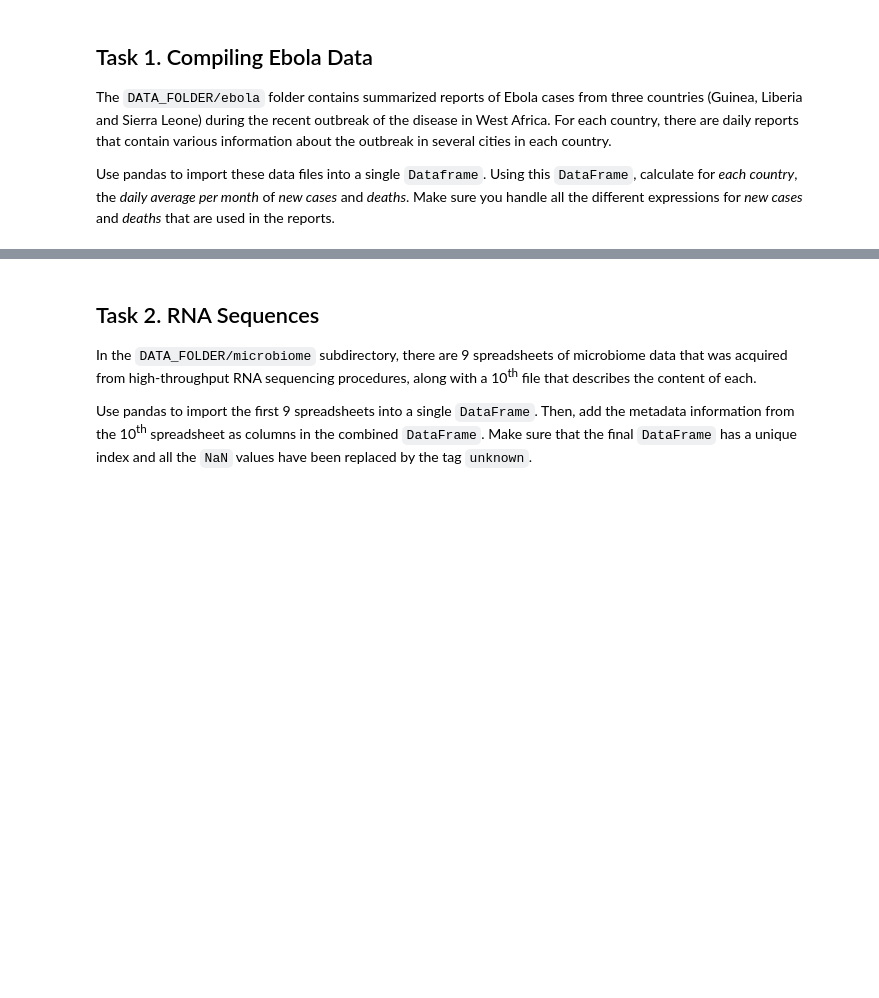
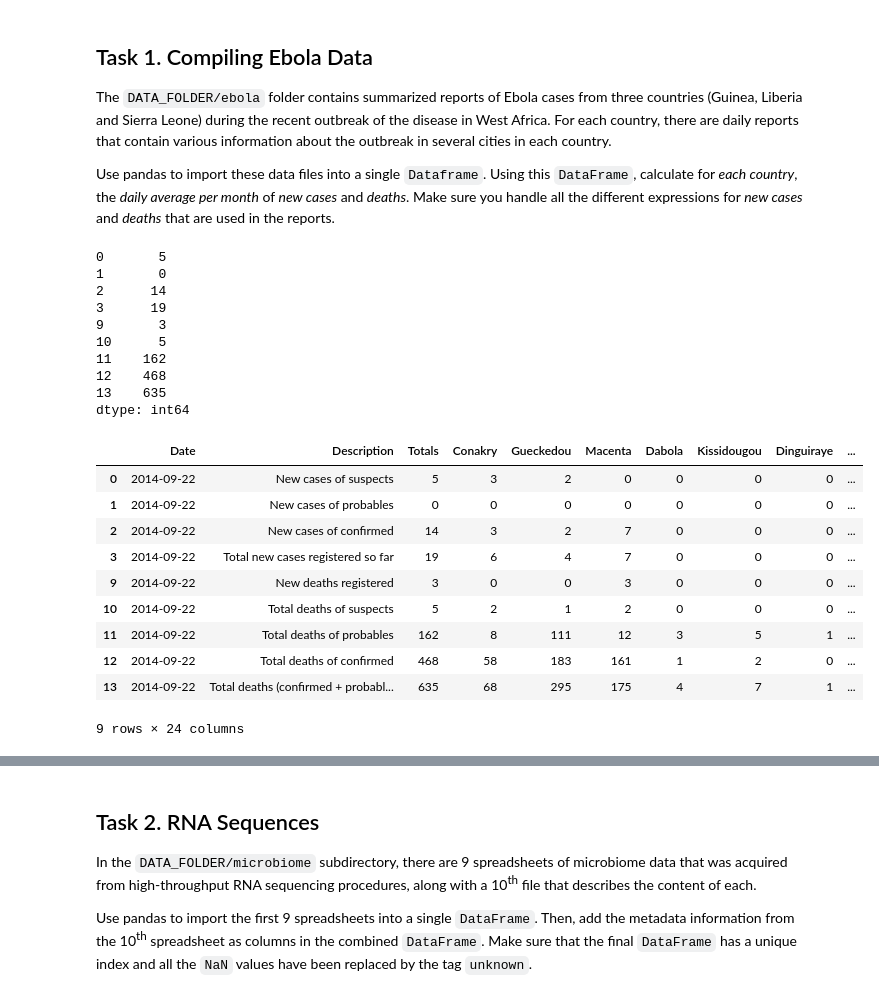
Before and after one commit to raphaelBarman/ADA-dh, a Jupyter notebook: 01 - Pandas and Data Wrangling/Homework 1.ipynb, the cells around one changed output, grey strips where cells are left out. Drawn from its saved outputs; the diff is of its cells as text; code cells hidden in the pictures; blank space fills up the shorter version.

```diff
--- a/01 - Pandas and Data Wrangling/Homework 1.ipynb
+++ b/01 - Pandas and Data Wrangling/Homework 1.ipynb
@@ -17,0 +22,40 @@ Make sure you handle all the different expressions for *new cases* and *deaths*
+# %%
+path = os.path.join(DATA_FOLDER, 'ebola')
+guinea_folder = os.path.join(path, 'guinea_data')
+liberia_folder = os.path.join(path, 'liberia_data')
+sl_folder = os.path.join(path, 'sl_data')
+guinea_files = glob.glob(os.path.join(guinea_folder, "*.csv"))
+liberia_files = glob.glob(os.path.join(liberia_folder, "*.csv"))
+sl_files = glob.glob(os.path.join(sl_folder, "*.csv"))
+
+tmp_df = pd.read_csv(guinea_files[0], usecols=["Date", "Description", "Totals"], parse_dates=['Date'])
+tmp_df[tmp_df.Description.str.contains('new') | tmp_df.Description.str.contains('Total deaths')]
+df = pd.read_csv(guinea_files[2], parse_dates=['Date'])
+df = df.fillna(0)
+# df.loc[:, df.columns != 'Date' &]
+df = df[(df.Description.str.contains('new cases', case=False) | df.Description.str.contains('deaths', case=False))
+   & ~df.Description.str.contains('health workers')]
+print(df.loc[:, (df.columns != 'Date') & (df.columns != 'Description') & (df.columns != 'Totals')].astype(int).sum(axis=1))
+df
+# %% [output]
+0       5
+1       0
+2      14
+3      19
+9       3
+10      5
+11    162
+12    468
+13    635
+dtype: int64
+|  | Date | Description | Totals | Conakry | Gueckedou | Macenta | Dabola | Kissidougou | Dinguiraye | ... |
+| 0 | 2014-09-22 | New cases of suspects | 5 | 3 | 2 | 0 | 0 | 0 | 0 | ... |
+| 1 | 2014-09-22 | New cases of probables | 0 | 0 | 0 | 0 | 0 | 0 | 0 | ... |
+| 2 | 2014-09-22 | New cases of confirmed | 14 | 3 | 2 | 7 | 0 | 0 | 0 | ... |
+| 3 | 2014-09-22 | Total new cases registered so far | 19 | 6 | 4 | 7 | 0 | 0 | 0 | ... |
+| 9 | 2014-09-22 | New deaths registered | 3 | 0 | 0 | 3 | 0 | 0 | 0 | ... |
+| 10 | 2014-09-22 | Total deaths of suspects | 5 | 2 | 1 | 2 | 0 | 0 | 0 | ... |
+| 11 | 2014-09-22 | Total deaths of probables | 162 | 8 | 111 | 12 | 3 | 5 | 1 | ... |
+| 12 | 2014-09-22 | Total deaths of confirmed | 468 | 58 | 183 | 161 | 1 | 2 | 0 | ... |
+| 13 | 2014-09-22 | Total deaths (confirmed + probabl... | 635 | 68 | 295 | 175 | 4 | 7 | 1 | ... |
+9 rows × 24 columns
```
Also changed, not shown: parts of 9 cells of this notebook.
